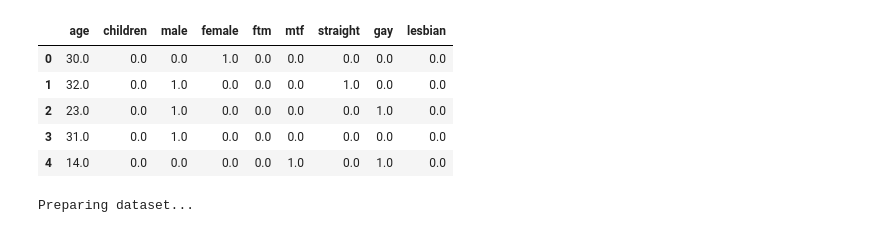
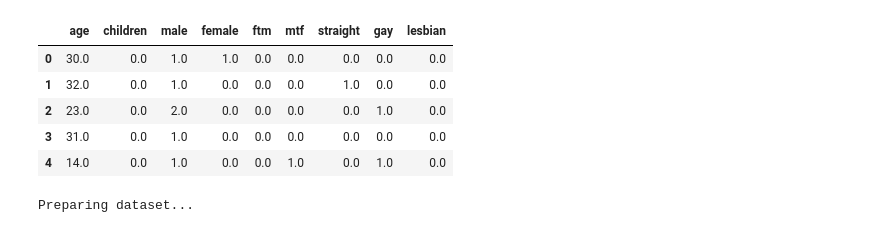
Before and after one commit to matthewvowels1/Shapley_Forest, a Jupyter notebook: shapley.ipynb, the cells around one changed output. Saved outputs shown, nothing was run; the diff lists cells and outputs as text; code cells hidden in the pictures.

```diff
--- a/shapley.ipynb
+++ b/shapley.ipynb
@@ -7,19 +7,20 @@ from RF_Shap import RFShap
 # %%
 data_dir = '/home/matthewvowels/GitHub/Psych_ML/Shapley_Forest/'
 file = 'simple_dataset.csv'
 
 dataset = pd.read_csv(os.path.join(data_dir, file), delim_whitespace=False)
 cols = dataset.columns
 
 dataset = dataset.iloc[:100]
+dataset['male'] = dataset.male + np.random.randint(2, size=(len(dataset)))
 dataset.head()
 # %% [output]
 |  | age | children | male | female | ftm | mtf | straight | gay | lesbian |
-| 0 | 30.0 | 0.0 | 0.0 | 1.0 | 0.0 | 0.0 | 0.0 | 0.0 | 0.0 |
+| 0 | 30.0 | 0.0 | 1.0 | 1.0 | 0.0 | 0.0 | 0.0 | 0.0 | 0.0 |
 | 1 | 32.0 | 0.0 | 1.0 | 0.0 | 0.0 | 0.0 | 1.0 | 0.0 | 0.0 |
-| 2 | 23.0 | 0.0 | 1.0 | 0.0 | 0.0 | 0.0 | 0.0 | 1.0 | 0.0 |
+| 2 | 23.0 | 0.0 | 2.0 | 0.0 | 0.0 | 0.0 | 0.0 | 1.0 | 0.0 |
 | 3 | 31.0 | 0.0 | 1.0 | 0.0 | 0.0 | 0.0 | 0.0 | 0.0 | 0.0 |
-| 4 | 14.0 | 0.0 | 0.0 | 0.0 | 0.0 | 1.0 | 0.0 | 1.0 | 0.0 |
+| 4 | 14.0 | 0.0 | 1.0 | 0.0 | 0.0 | 1.0 | 0.0 | 1.0 | 0.0 |
 # %%
 od = '/home/matthewvowels/GitHub/Psych_ML/Shapley_Forest/output'
 model_dir = '/home/matthewvowels/GitHub/Psych_ML/Shapley_Forest/output/model.sav'
```
Also changed, not shown: parts of 4 cells of this notebook, 2 other files.
